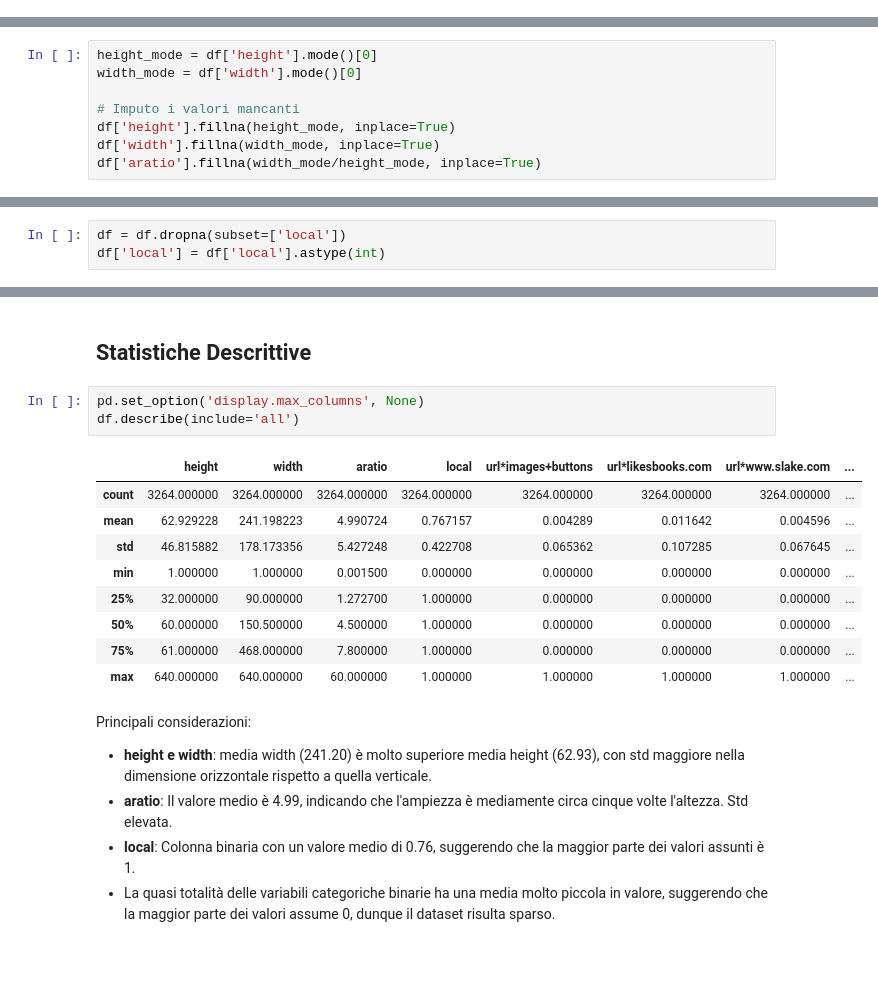
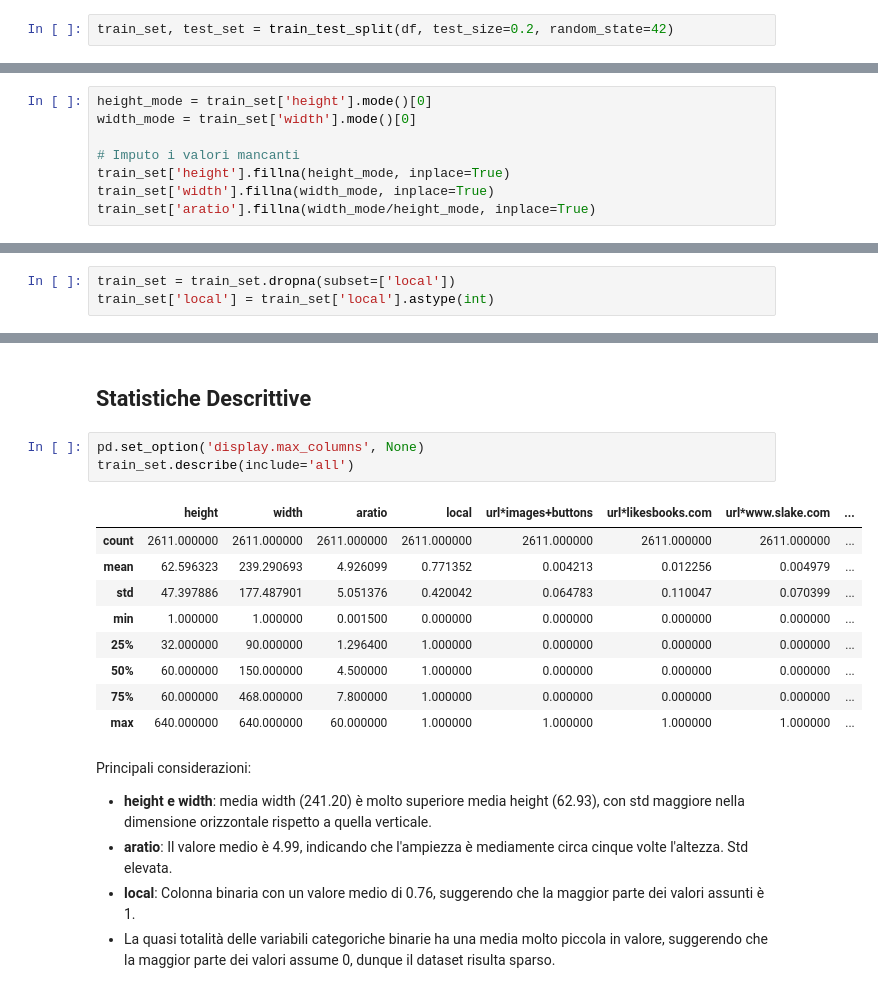
Before and after one commit to wredan/fad-project, a Jupyter notebook: notebook.ipynb, the cells around one changed output, grey strips where cells are left out. Cells and saved outputs as stored; diff of their text form; blank space fills up the shorter version.

```diff
--- a/notebook.ipynb
+++ b/notebook.ipynb
@@ -130,0 +134,2 @@ df['local'] = df['local'].astype(float)
+# %%
+train_set, test_set = train_test_split(df, test_size=0.2, random_state=42)
@@ -198,9 +254,9 @@ Si è deciso di procedere con la moda per height e width e ricavare da essa araz
 # %%
-height_mode = df['height'].mode()[0]
-width_mode = df['width'].mode()[0]
+height_mode = train_set['height'].mode()[0]
+width_mode = train_set['width'].mode()[0]
 
 # Imputo i valori mancanti
-df['height'].fillna(height_mode, inplace=True)
-df['width'].fillna(width_mode, inplace=True)
-df['aratio'].fillna(width_mode/height_mode, inplace=True)
+train_set['height'].fillna(height_mode, inplace=True)
+train_set['width'].fillna(width_mode, inplace=True)
+train_set['aratio'].fillna(width_mode/height_mode, inplace=True)
 # %% [markdown]
@@ -214,8 +270,8 @@ Di seguito i records con la feature local con dati mancanti:
 # %% [markdown]
 Considerando che sono solo 15 i record con local indefinito, per cui lo 0.45% del totale, si procede all'eliminazione di questi records.
 # %%
-df = df.dropna(subset=['local'])
-df['local'] = df['local'].astype(int)
+train_set = train_set.dropna(subset=['local'])
+train_set['local'] = train_set['local'].astype(int)
 # %% [markdown]
 Osservazione dati puliti
 # %%
@@ -272,16 +297,16 @@ Dalla prima revisione è emerso che visualizzare i dati è possibile facilmente
 ## Statistiche Descrittive <a id="statistiche-descrittive"></a>
 # %%
 pd.set_option('display.max_columns', None)
-df.describe(include='all')
+train_set.describe(include='all')
 # %% [output]
 |  | height | width | aratio | local | url*images+buttons | url*likesbooks.com | url*www.slake.com | ... |
-| count | 3264.000000 | 3264.000000 | 3264.000000 | 3264.000000 | 3264.000000 | 3264.000000 | 3264.000000 | ... |
-| mean | 62.929228 | 241.198223 | 4.990724 | 0.767157 | 0.004289 | 0.011642 | 0.004596 | ... |
-| std | 46.815882 | 178.173356 | 5.427248 | 0.422708 | 0.065362 | 0.107285 | 0.067645 | ... |
+| count | 2611.000000 | 2611.000000 | 2611.000000 | 2611.000000 | 2611.000000 | 2611.000000 | 2611.000000 | ... |
+| mean | 62.596323 | 239.290693 | 4.926099 | 0.771352 | 0.004213 | 0.012256 | 0.004979 | ... |
+| std | 47.397886 | 177.487901 | 5.051376 | 0.420042 | 0.064783 | 0.110047 | 0.070399 | ... |
 | min | 1.000000 | 1.000000 | 0.001500 | 0.000000 | 0.000000 | 0.000000 | 0.000000 | ... |
-| 25% | 32.000000 | 90.000000 | 1.272700 | 1.000000 | 0.000000 | 0.000000 | 0.000000 | ... |
-| 50% | 60.000000 | 150.500000 | 4.500000 | 1.000000 | 0.000000 | 0.000000 | 0.000000 | ... |
-| 75% | 61.000000 | 468.000000 | 7.800000 | 1.000000 | 0.000000 | 0.000000 | 0.000000 | ... |
+| 25% | 32.000000 | 90.000000 | 1.296400 | 1.000000 | 0.000000 | 0.000000 | 0.000000 | ... |
+| 50% | 60.000000 | 150.000000 | 4.500000 | 1.000000 | 0.000000 | 0.000000 | 0.000000 | ... |
+| 75% | 60.000000 | 468.000000 | 7.800000 | 1.000000 | 0.000000 | 0.000000 | 0.000000 | ... |
 | max | 640.000000 | 640.000000 | 60.000000 | 1.000000 | 1.000000 | 1.000000 | 1.000000 | ... |
 # %% [markdown]
 Principali considerazioni:
```
Also changed, not shown: parts of 40 cells of this notebook, 1 other file.
